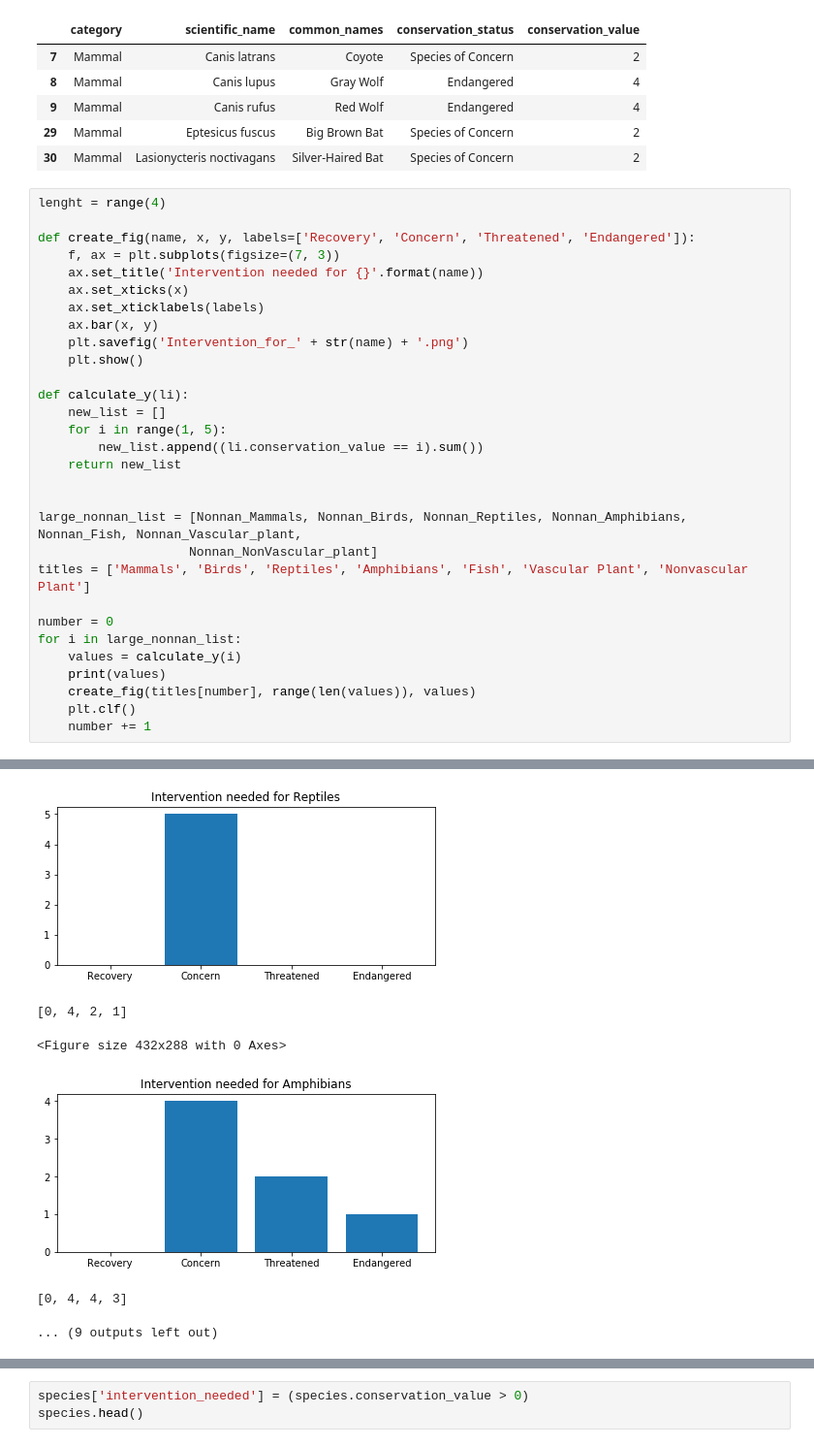
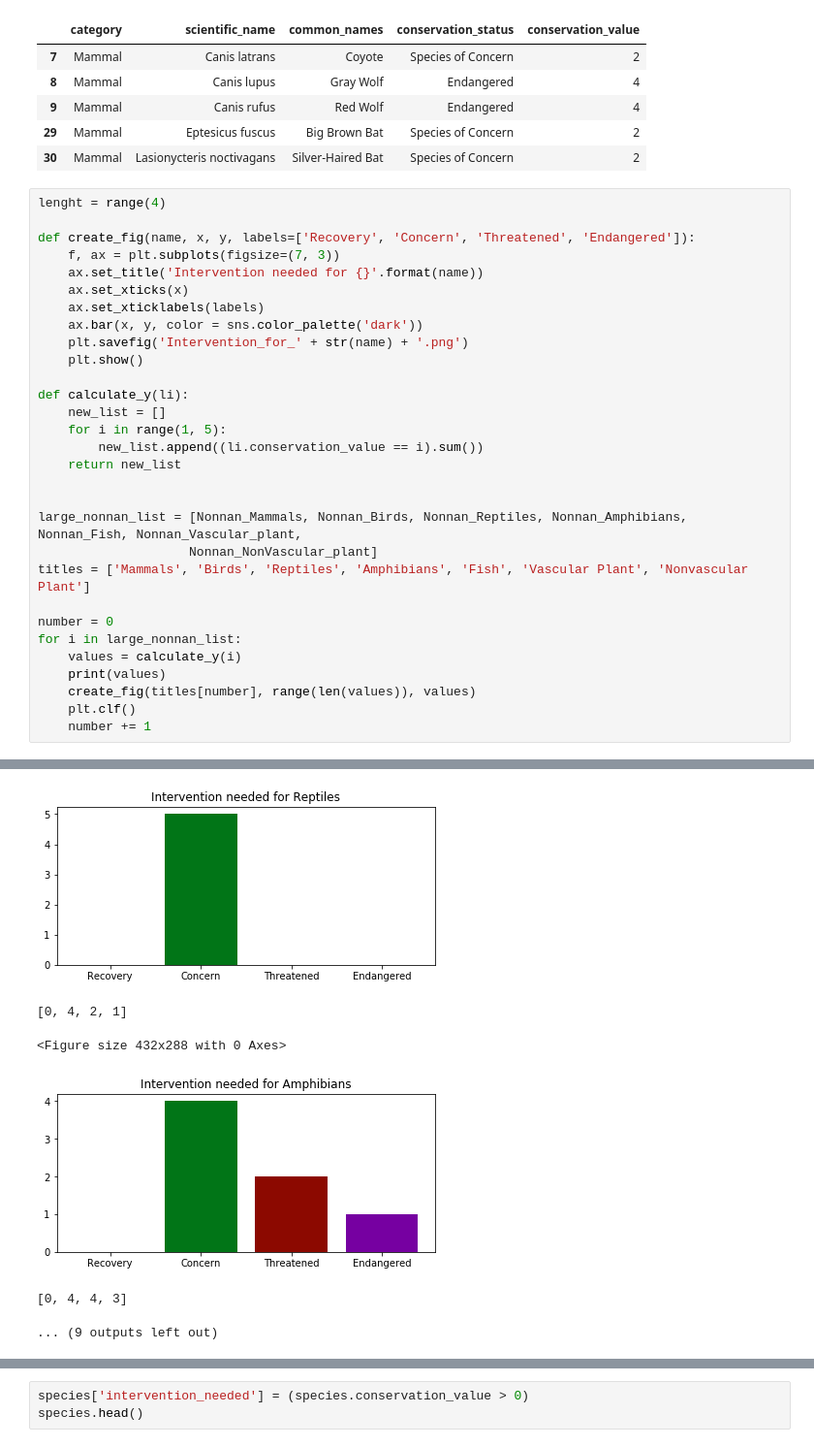
Before and after one commit to Rockara/Biodiversity-in-National-Parks, a Jupyter notebook: biodiversity.ipynb, the cells around one changed output, grey strips where cells are left out. Shown: that part at 97% size. Saved outputs shown, nothing was run; the diff lists cells and outputs as text.

```diff
--- a/biodiversity.ipynb
+++ b/biodiversity.ipynb
@@ -168,7 +170,7 @@ def create_fig(name, x, y, labels=['Recovery', 'Concern', 'Threatened', 'Endange
     ax.set_title('Intervention needed for {}'.format(name))
     ax.set_xticks(x)
     ax.set_xticklabels(labels)
-    ax.bar(x, y)
+    ax.bar(x, y, color = sns.color_palette('dark'))
     plt.savefig('Intervention_for_' + str(name) + '.png')
     plt.show()
 
@@ -199,9 +201,9 @@ for i in large_nonnan_list:
 [0, 5, 0, 0]
 <Figure size 432x288 with 0 Axes>
-[figure, old version]
+[figure, new version]
 [0, 4, 2, 1]
 <Figure size 432x288 with 0 Axes>
-[figure, old version]
+[figure, new version]
 [0, 4, 4, 3]
 ... (9 outputs left out)
 # %%
```
Also changed, not shown: parts of 4 cells of this notebook, 10 other files.
